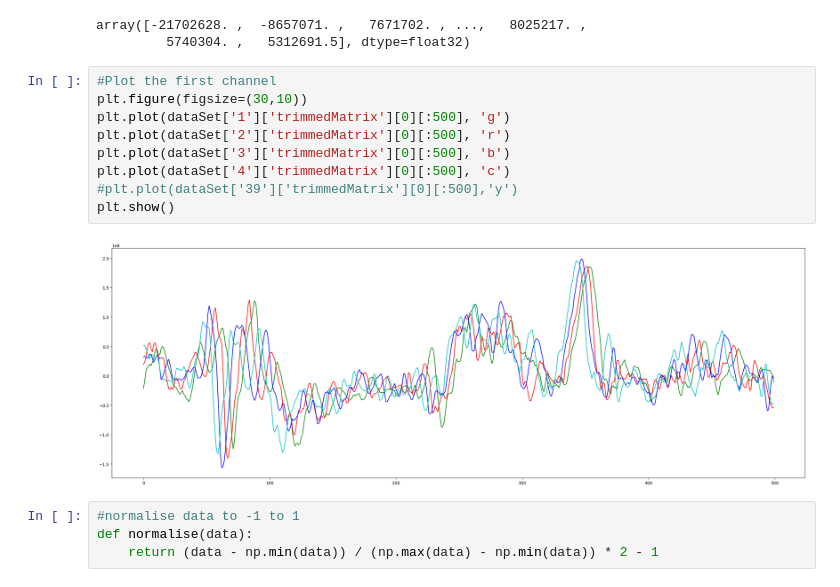
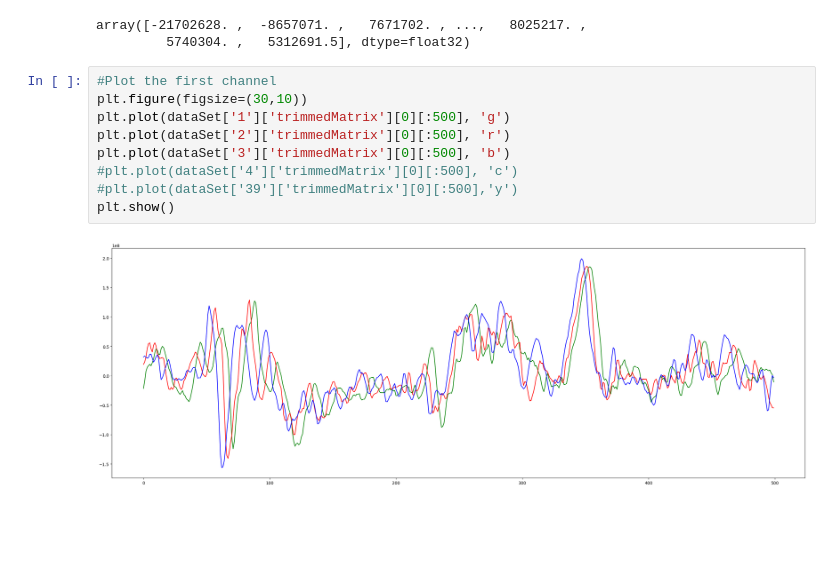
Before and after one commit to giovanni-grieco/ProgettoML, a Jupyter notebook: main/main.ipynb, the cells around one changed output. Saved outputs shown, nothing was run; the diff lists cells and outputs as text; blank space fills up the shorter version.

```diff
--- a/main/main.ipynb
+++ b/main/main.ipynb
@@ -26,15 +26,11 @@ array([-21702628. ,  -8657071. ,   7671702. , ...,   8025217. ,
 # %%
 #Plot the first channel
 plt.figure(figsize=(30,10))
 plt.plot(dataSet['1']['trimmedMatrix'][0][:500], 'g')
 plt.plot(dataSet['2']['trimmedMatrix'][0][:500], 'r')
 plt.plot(dataSet['3']['trimmedMatrix'][0][:500], 'b')
-plt.plot(dataSet['4']['trimmedMatrix'][0][:500], 'c')
+#plt.plot(dataSet['4']['trimmedMatrix'][0][:500], 'c')
 #plt.plot(dataSet['39']['trimmedMatrix'][0][:500],'y')
 plt.show()
 # %% [output]
-[figure, old version]
+[figure, new version]
-# %%
-#normalise data to -1 to 1
-def normalise(data):
-    return (data - np.min(data)) / (np.max(data) - np.min(data)) * 2 - 1
```
Also changed, not shown: parts of 5 cells of this notebook.
